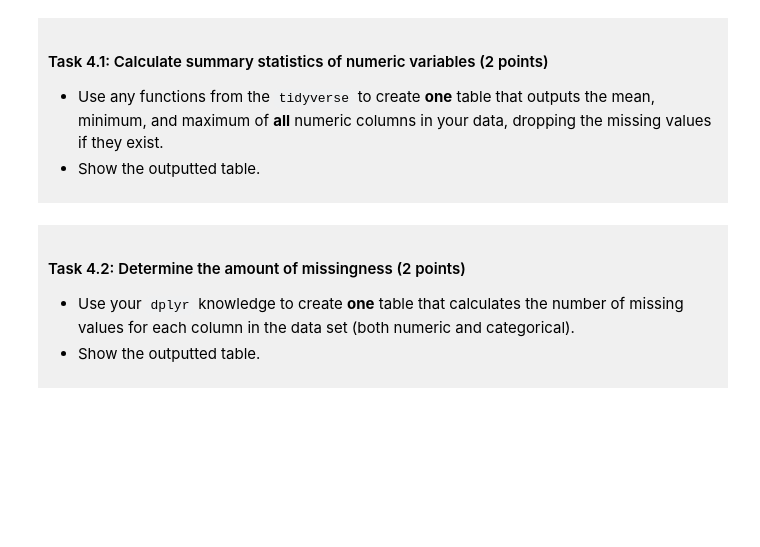
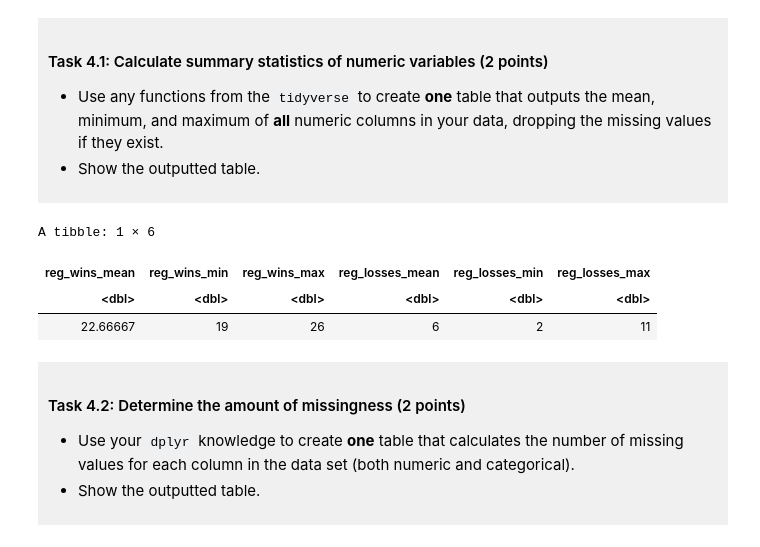
Before and after one commit to melodyl000/DSCI-Project-Melody, a Jupyter notebook: dsci-100-project-notebook.ipynb, the cells around one changed output. Drawn from its saved outputs; the diff is of its cells as text; code cells hidden in the pictures; blank space fills up the shorter version.

```diff
--- a/dsci-100-project-notebook.ipynb
+++ b/dsci-100-project-notebook.ipynb
@@ -264,7 +264,15 @@ You will refine your research question (if needed) and produce a tidy data set.
 
 </div>
 # %%
-### EDIT THIS CODE CELL ###
+basketball_stats<-basketball_tidy|>
+                    summarize(reg_wins_mean=mean(reg_wins), reg_wins_min=min(reg_wins), reg_wins_max=max(reg_wins),
+                              reg_losses_mean=mean(reg_losses), reg_losses_min=min(reg_losses), reg_losses_max=max(reg_losses))
+basketball_stats
+# %% [output]
+A tibble: 1 × 6
+| reg_wins_mean | reg_wins_min | reg_wins_max | reg_losses_mean | reg_losses_min | reg_losses_max |
+| <dbl> | <dbl> | <dbl> | <dbl> | <dbl> | <dbl> |
+| 22.66667 | 19 | 26 | 6 | 2 | 11 |
 # %% [markdown]
 <div style="background-color: #f0f0f0; padding: 10px;">
 
```
